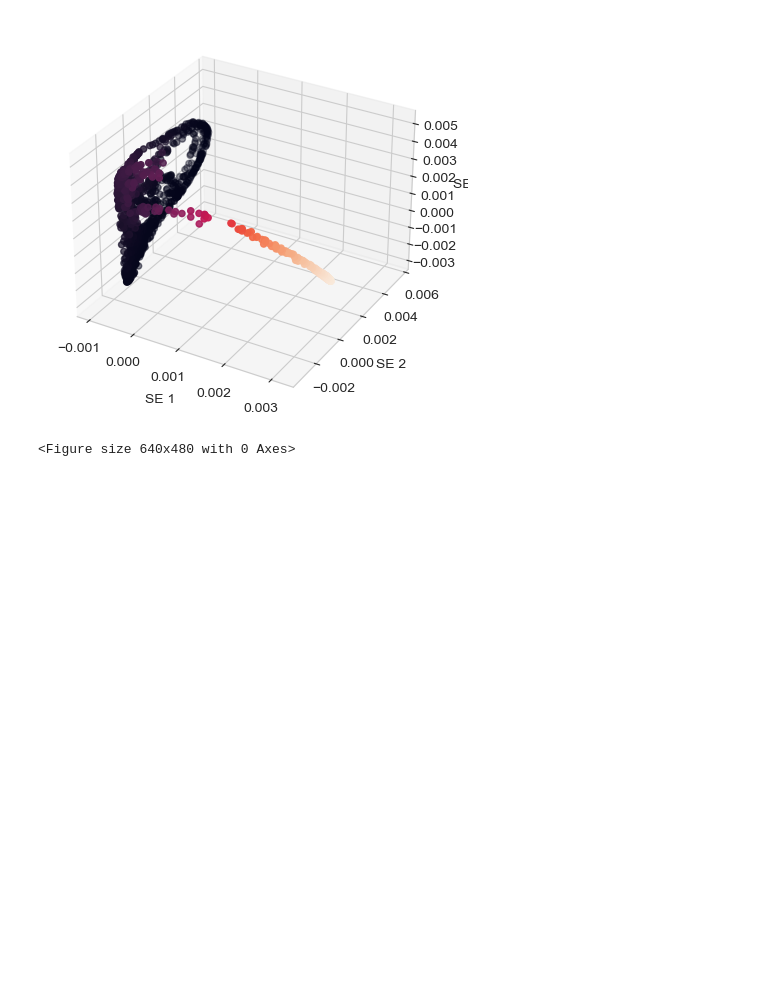
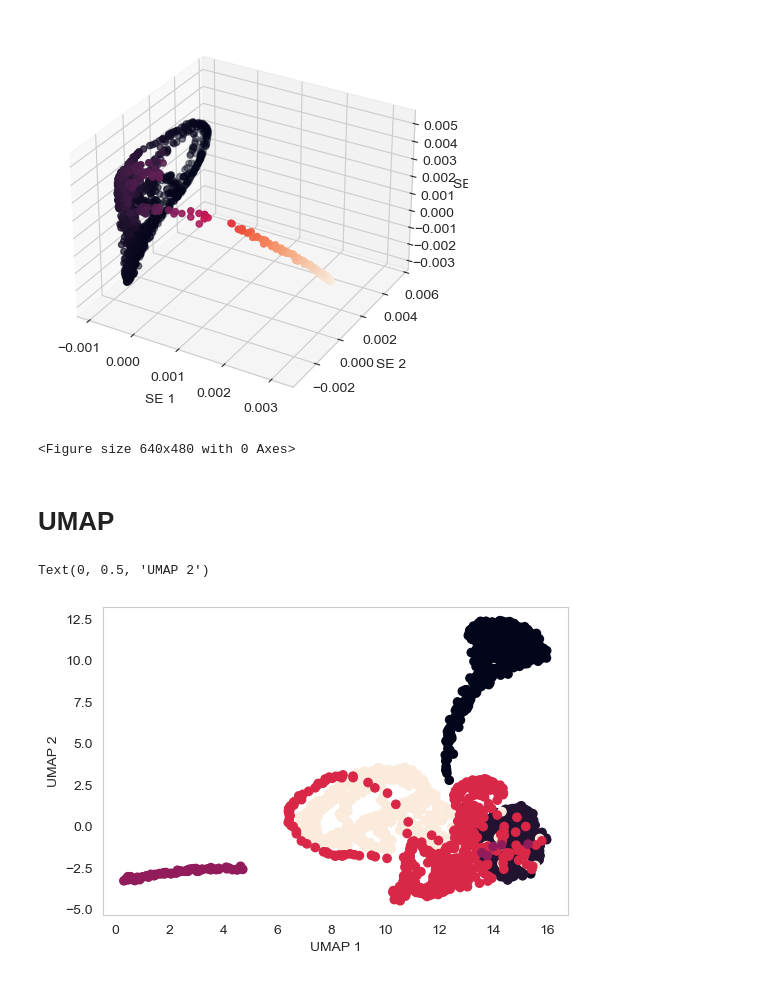
Before and after one commit to anabenitoterreros/TEPaat, a Jupyter notebook: notebooks/2.0-aat-DimensionalityReduction.ipynb, the cells around one changed output. Saved outputs shown, nothing was run; the diff lists cells and outputs as text; code cells hidden in the pictures; blank space fills up the shorter version.

```diff
--- a/notebooks/2.0-aat-DimensionalityReduction.ipynb
+++ b/notebooks/2.0-aat-DimensionalityReduction.ipynb
@@ -19,7 +19,11 @@ Load data
 pathX = "data/raw/RawData.xlsx"
 
 preprocess = DataPreprocessing()
-data = preprocess.load_data(pathX, target_path = None, is_dataframe = True, justFeatures = False)
+data = preprocess.read_data(pathX)
+# %%
+pathLabel = "data/raw/RawData_Label.xlsx"
+
+labels = preprocess.read_data(pathLabel)
 # %%
 data.head()
 # %% [output]
@@ -462,3 +475,5 @@ plt.savefig('./reports/SE_map_3D_scatterplot.png')
 # %% [output]
 [figure]
 <Figure size 640x480 with 0 Axes>
+# %% [markdown]
+# UMAP
@@ -464,0 +484,13 @@ plt.savefig('./reports/SE_map_3D_scatterplot.png')
+# %%
+umap = ump.UMAP(metric =  'manhattan', min_dist = 0.5, n_neighbors =  100) #n_components = 2, n_neighbors = 50, random_state = 1000)
+umap_data = umap.fit_transform(norm_data)
+
+plt.figure(figsize=(6, 4))
+
+plt.scatter(x = umap_data[:, 0], y = umap_data[:, 1], c = labels['label'])
+plt.xlabel('UMAP 1')
+plt.ylabel('UMAP 2')
+#plt.savefig('./reports/SE_map_2D_scatterplot.png')
+# %% [output]
+Text(0, 0.5, 'UMAP 2')
+[figure, added]
```
Also changed, not shown: parts of 8 cells of this notebook, 12 other files.
